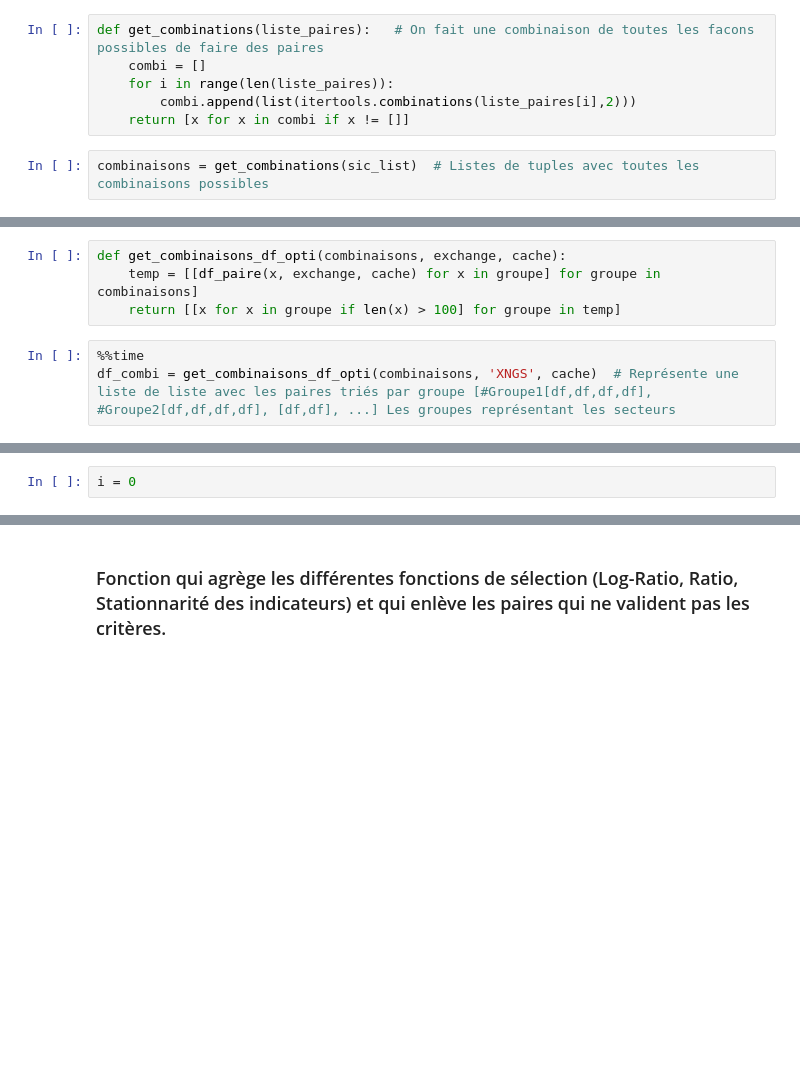
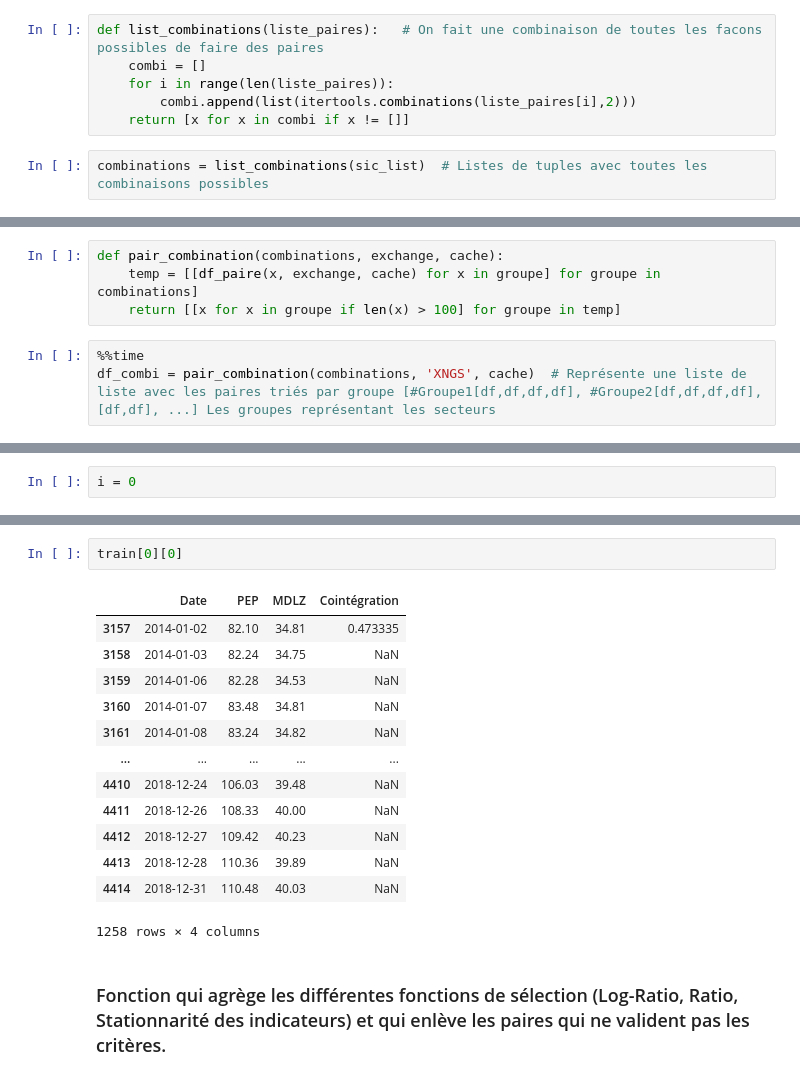
Before and after one commit to ArthurVinot/PI2, a Jupyter notebook: Code_Presentation.ipynb, the cells around one changed output, grey strips where cells are left out. Saved outputs shown, nothing was run; the diff lists cells and outputs as text; blank space fills up the shorter version.

```diff
--- a/Code_Presentation.ipynb
+++ b/Code_Presentation.ipynb
@@ -227,13 +227,13 @@ sic_list = [get_ticker_list(groupe) for groupe in data_sec]
 # %% [markdown]
 #### Récupération des combinaisons dans chaque secteur
 # %%
-def get_combinations(liste_paires):   # On fait une combinaison de toutes les facons possibles de faire des paires
+def list_combinations(liste_paires):   # On fait une combinaison de toutes les facons possibles de faire des paires
     combi = []
     for i in range(len(liste_paires)):
         combi.append(list(itertools.combinations(liste_paires[i],2)))
     return [x for x in combi if x != []]
 # %%
-combinaisons = get_combinations(sic_list)  # Listes de tuples avec toutes les combinaisons possibles
+combinations = list_combinations(sic_list)  # Listes de tuples avec toutes les combinaisons possibles
 # %% [markdown]
 ### Requete de prix pour chaque paire possible
 # %% [markdown]
@@ -280,10 +280,10 @@ def df_paire(paire, exchange, cache):
 # %% [markdown]
 #### Fonction qui agrège les requêtes entre elle pour classer les paires suivant leur groupe
 # %%
-def get_combinaisons_df_opti(combinaisons, exchange, cache):
-    temp = [[df_paire(x, exchange, cache) for x in groupe] for groupe in combinaisons]
+def pair_combination(combinations, exchange, cache):
+    temp = [[df_paire(x, exchange, cache) for x in groupe] for groupe in combinations]
     return [[x for x in groupe if len(x) > 100] for groupe in temp]
 # %%
 %%time
-df_combi = get_combinaisons_df_opti(combinaisons, 'XNGS', cache)  # Représente une liste de liste avec les paires triés par groupe [#Groupe1[df,df,df,df], #Groupe2[df,df,df,df], [df,df], ...] Les groupes représentant les secteurs
+df_combi = pair_combination(combinations, 'XNGS', cache)  # Représente une liste de liste avec les paires triés par groupe [#Groupe1[df,df,df,df], #Groupe2[df,df,df,df], [df,df], ...] Les groupes représentant les secteurs
 # %% [output]
@@ -432,3 +432,19 @@ Wall time: 1min 2s
+# %%
+train[0][0]
+# %% [output]
+|  | Date | PEP | MDLZ | Cointégration |
+| 3157 | 2014-01-02 | 82.10 | 34.81 | 0.473335 |
+| 3158 | 2014-01-03 | 82.24 | 34.75 | NaN |
+| 3159 | 2014-01-06 | 82.28 | 34.53 | NaN |
+| 3160 | 2014-01-07 | 83.48 | 34.81 | NaN |
+| 3161 | 2014-01-08 | 83.24 | 34.82 | NaN |
+| ... | ... | ... | ... | ... |
+| 4410 | 2018-12-24 | 106.03 | 39.48 | NaN |
+| 4411 | 2018-12-26 | 108.33 | 40.00 | NaN |
+| 4412 | 2018-12-27 | 109.42 | 40.23 | NaN |
+| 4413 | 2018-12-28 | 110.36 | 39.89 | NaN |
+| 4414 | 2018-12-31 | 110.48 | 40.03 | NaN |
+1258 rows × 4 columns
 # %% [markdown]
 ### Fonction qui agrège les différentes fonctions de sélection (Log-Ratio, Ratio, Stationnarité des indicateurs) et qui enlève les paires qui ne valident pas les critères.
 # %%
```
Also changed, not shown: parts of 11 cells of this notebook.
